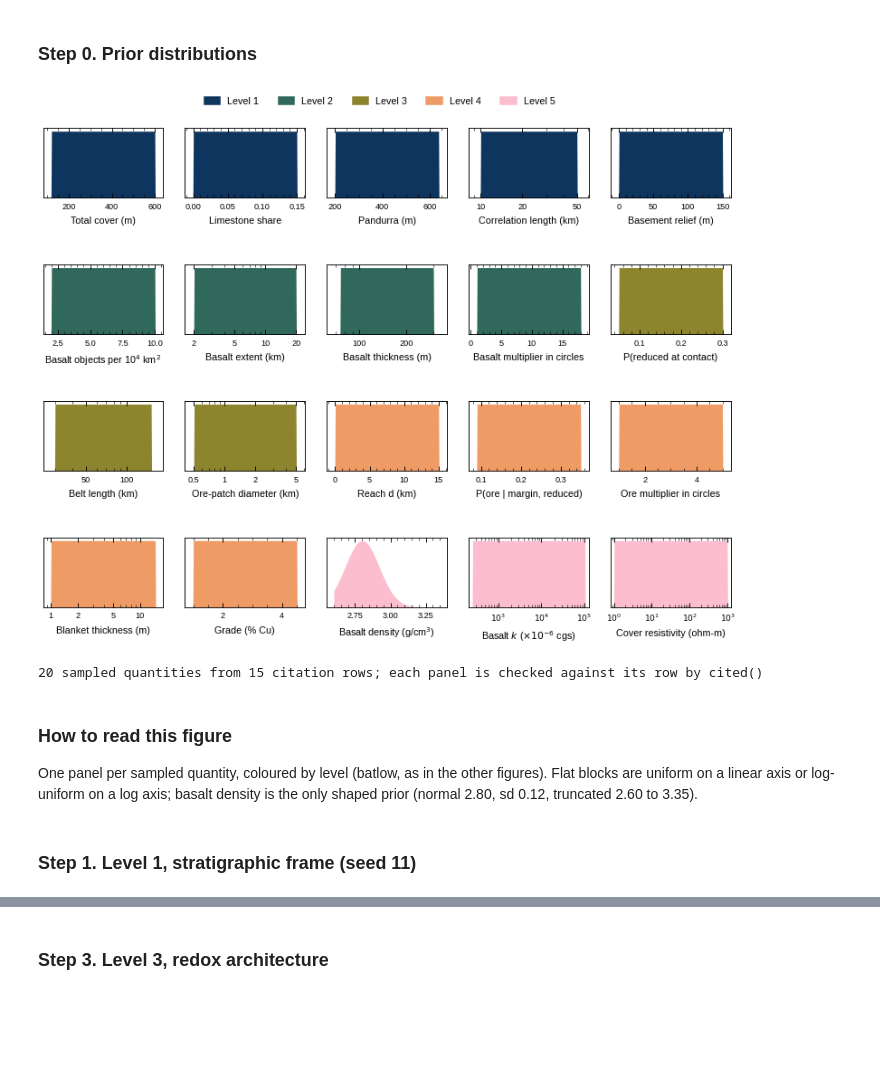
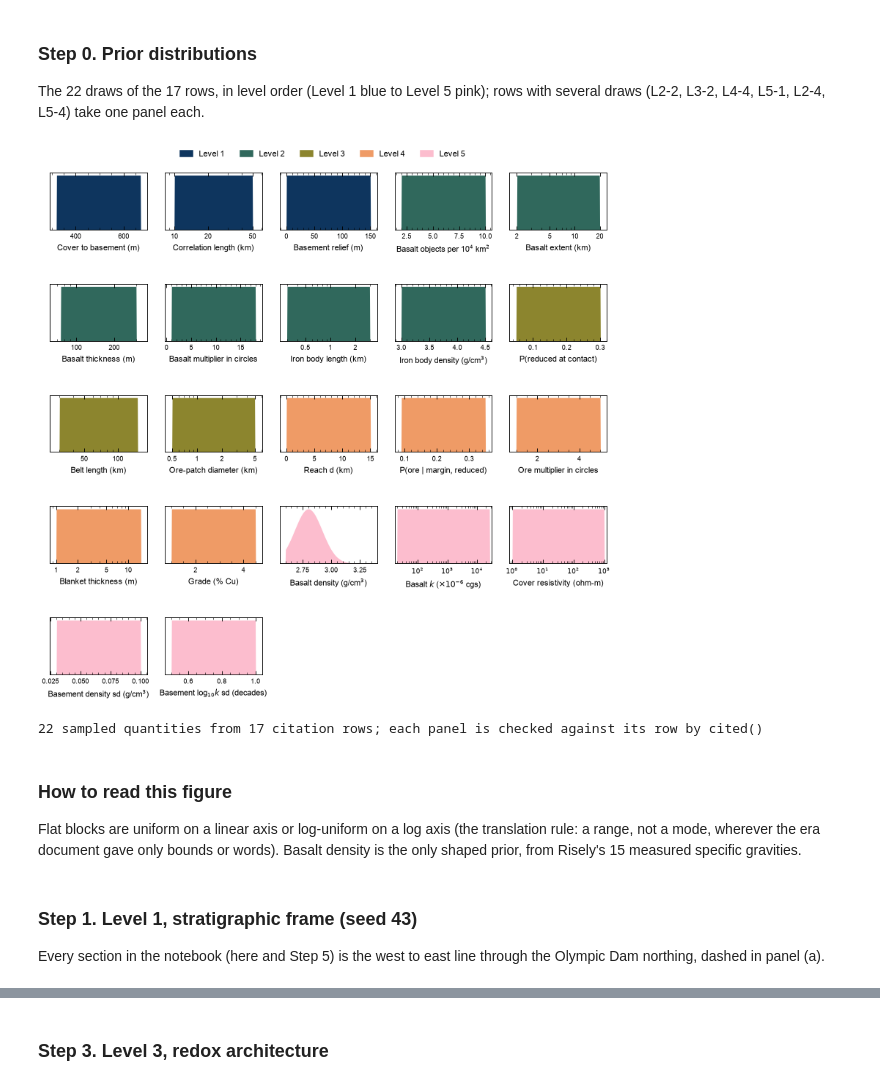
Before and after one commit to Patrick-PengLi/SVOI_OD, a Jupyter notebook: wp4_period_prior_sediment_hosted.ipynb, the cells around one changed output, grey strips where cells are left out. Cells and saved outputs as stored; diff of their text form; code cells hidden in the pictures; blank space fills up the shorter version.

```diff
--- a/wp4_period_prior_sediment_hosted.ipynb
+++ b/wp4_period_prior_sediment_hosted.ipynb
@@ -351,52 +413,59 @@ Forward modelling (Section 4) uses the same cells, padded by reflection to 256 x
-# %% [markdown]
-### Step 0. Prior distributions
+# %% [markdown]
+### Step 0. Prior distributions
+
+The 22 draws of the 17 rows, in level order (Level 1 blue to Level 5 pink); rows with several draws (L2-2, L3-2, L4-4, L5-1, L2-4, L5-4) take one panel each.
 # %%
-PANELS = [("L1-1", "Total cover (m)", ("u", 120, 600)), ("L1-1", "Limestone share", ("u", 0, 0.15)),
-          ("L1-1", "Pandurra (m)", ("u", 200, 638)), ("L1-2", "Correlation length (km)", ("lu", 10, 50)),
+PANELS = [("L1-1", "Cover to basement (m)", ("u", 320, 670)), ("L1-2", "Correlation length (km)", ("lu", 10, 50)),
           ("L1-3", "Basement relief (m)", ("u", 0, 150)), ("L2-1", "Basalt objects per 10$^4$ km$^2$", ("u", 2, 10)),
           ("L2-2", "Basalt extent (km)", ("lu", 2, 20)), ("L2-2", "Basalt thickness (m)", ("lu", 75, 300)),
-          ("L2-3", "Basalt multiplier in circles", ("u", 1, 18)), ("L3-1", "P(reduced at contact)", ("u", 0.05, 0.30)),
-          ("L3-2", "Belt length (km)", ("lu", 30, 150)), ("L3-2", "Ore-patch diameter (km)", ("lu", 0.5, 5)),
-          ("L4-1", "Reach d (km)", ("u", 0, 15)), ("L4-2", "P(ore | margin, reduced)", ("u", 0.09, 0.35)),
-          ("L4-3", "Ore multiplier in circles", ("u", 1, 5)), ("L4-4", "Blanket thickness (m)", ("lu", 1, 15)),
-          ("L4-4", "Grade (% Cu)", ("u", 1.0, 4.5)), ("L5-1", "Basalt density (g/cm$^3$)", ("tn", 2.80, 0.12, 2.60, 3.35)),
-          ("L5-1", "Basalt $k$ ($\\times10^{-6}$ cgs)", ("lu", 250, 105000)), ("L5-2", "Cover resistivity (ohm-m)", ("lu", 1, 1000))]
+          ("L2-3", "Basalt multiplier in circles", ("u", 1, 18)), ("L2-4", "Iron body length (km)", ("lu", 0.3, 3)),
+          ("L3-1", "P(reduced at contact)", ("u", 0.05, 0.30)), ("L3-2", "Belt length (km)", ("lu", 30, 150)),
+          ("L3-2", "Ore-patch diameter (km)", ("lu", 0.5, 5)), ("L4-1", "Reach d (km)", ("u", 0, 15)),
+          ("L4-2", "P(ore | margin, reduced)", ("u", 0.09, 0.35)), ("L4-3", "Ore multiplier in circles", ("u", 1, 5)),
+          ("L4-4", "Blanket thickness (m)", ("lu", 1, 15)), ("L4-4", "Grade (% Cu)", ("u", 1.0, 4.5)),
+          ("L5-1", "Basalt density (g/cm$^3$)", ("tn", 2.80, 0.12, 2.60, 3.35)), ("L5-1", "Basalt $k$ ($\\times10^{-6}$ cgs)", ("lu", 20, 26000)),
+          ("L5-2", "Cover resistivity (ohm-m)", ("lu", 1, 1000)), ("L5-4", "Basement density sd (g/cm$^3$)", ("u", 0.03, 0.10)),
+          ("L2-4", "Iron body density (g/cm$^3$)", ("u", 3.0, 4.5)), ("L5-4", "Basement log$_{10}k$ sd (decades)", ("u", 0.5, 1.0))]
+PANELS.sort(key=lambda t: (int(t[0][1]), t[0]))                   # in level order, rows within a level in table order
 LEVEL_COL = {k: BATLOW(v) for k, v in zip(range(1, 6), (0.08, 0.30, 0.52, 0.74, 0.92))}   # batlow, as in the other figures
-fig, axes = plt.subplots(4, 5, figsize=(COL2, 5.6))
-fig.subplots_adjust(left=0.03, right=0.99, top=0.93, bottom=0.07, wspace=0.18, hspace=0.95)
+fig, axes = plt.subplots(5, 5, figsize=(COL2, 7.0))
+fig.subplots_adjust(left=0.03, right=0.99, top=0.95, bottom=0.06, wspace=0.18, hspace=0.95)
+for ax in axes.flat[len(PANELS):]: ax.axis("off")
 for ax, (row, lab, dist) in zip(axes.flat, PANELS):
     c = LEVEL_COL[int(row[1])]
     if dist[0] == "u":
         a, b = dist[1], dist[2]; x = np.linspace(a - 0.08 * (b - a), b + 0.08 * (b - a), 300)
         y = ((x >= a) & (x <= b)) / (b - a); ax.fill_between(x, y, color=c, lw=0); ax.set_xlim(x[0], x[-1])
     elif dist[0] == "lu":
         a, b = dist[1], dist[2]; x = np.exp(np.linspace(np.log(a) - 0.2, np.log(b) + 0.2, 300))
         y = ((x >= a) & (x <= b)) / np.log(b / a); ax.fill_between(x, y, color=c, lw=0)
         ax.set_xscale("log"); ax.set_xlim(x[0], x[-1])
         if b / a > 200:
             tk = [10.0 ** n for n in range(-2, 7) if a <= 10.0 ** n <= b]; tl = [f"$10^{{{int(np.log10(v))}}}$" for v in tk]
         else:
             tk = [v for v in (0.5, 1, 2, 5, 10, 20, 50, 100, 200, 500) if a <= v <= b]; tl = [f"{v:g}" for v in tk]
         ax.set_xticks(tk); ax.set_xticklabels(tl); ax.xaxis.set_minor_formatter(plt.NullFormatter())
     else:
         m, s, a, b = dist[1:]; x = np.linspace(a - 0.05, b + 0.05, 300)
         y = stats.truncnorm.pdf(x, (a - m) / s, (b - m) / s, loc=m, scale=s); ax.fill_between(x, y, color=c, lw=0)
         ax.set_xlim(x[0], x[-1])
     ax.set_yticks([]); ax.yaxis.set_minor_locator(plt.NullLocator()); ax.set_ylim(0, None)
     ax.set_xlabel(f"{lab}", fontsize=FS_ANNOT); ax.tick_params(labelsize=FS_ANNOT - 1)
 h = [plt.Rectangle((0, 0), 1, 1, color=c, label=f"Level {k}") for k, c in LEVEL_COL.items()]
 fig.legend(handles=h, loc="upper center", ncol=5, fontsize=FS_ANNOT, bbox_to_anchor=(0.5, 1.0))
 fig.savefig(FIG / "wp4_PP_00_prior_distributions.png", dpi=300)
 plt.show()
 print(f"{len(PANELS)} sampled quantities from {CT.shape[0]} citation rows; each panel is checked against its row by cited()")
 # %% [output]
-[figure, old version]
+[figure, new version]
-20 sampled quantities from 15 citation rows; each panel is checked against its row by cited()
+22 sampled quantities from 17 citation rows; each panel is checked against its row by cited()
 # %% [markdown]
 ### How to read this figure
 
-One panel per sampled quantity, coloured by level (batlow, as in the other figures). Flat blocks are uniform on a linear axis or log-uniform on a log axis; basalt density is the only shaped prior (normal 2.80, sd 0.12, truncated 2.60 to 3.35).
+Flat blocks are uniform on a linear axis or log-uniform on a log axis (the translation rule: a range, not a mode, wherever the era document gave only bounds or words). Basalt density is the only shaped prior, from Risely's 15 measured specific gravities.
-# %% [markdown]
-### Step 1. Level 1, stratigraphic frame (seed 11)
+# %% [markdown]
+### Step 1. Level 1, stratigraphic frame (seed 43)
+
+Every section in the notebook (here and Step 5) is the west to east line through the Olympic Dam northing, dashed in panel (a).
 # %%
 OUT, MAPS, OBJ, ORE = {}, {}, {}, {}
```
Also changed, not shown: parts of 108 cells of this notebook, 44 other files.
